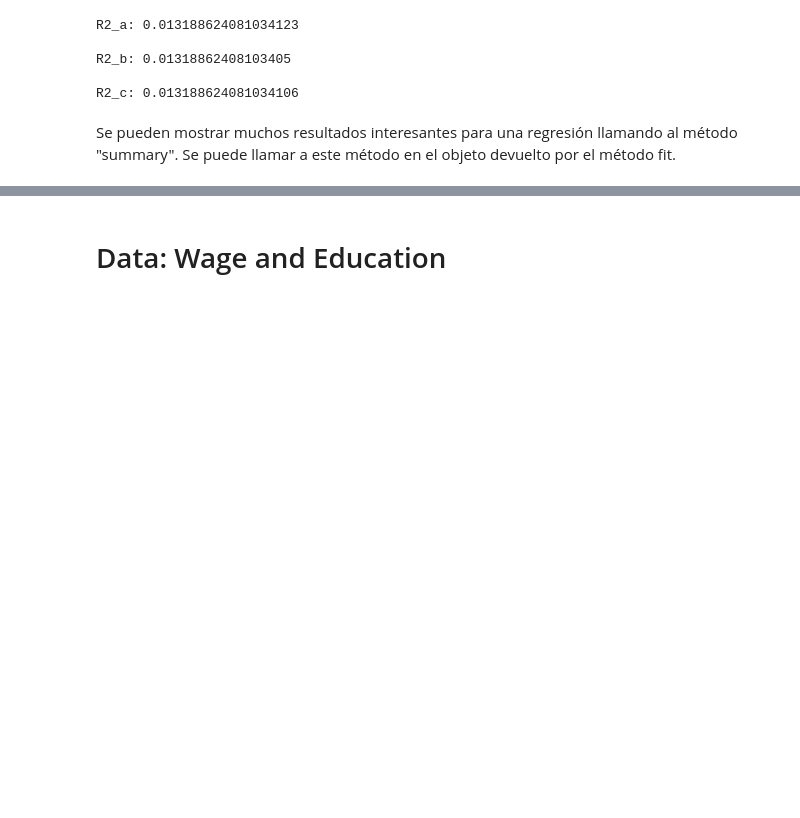
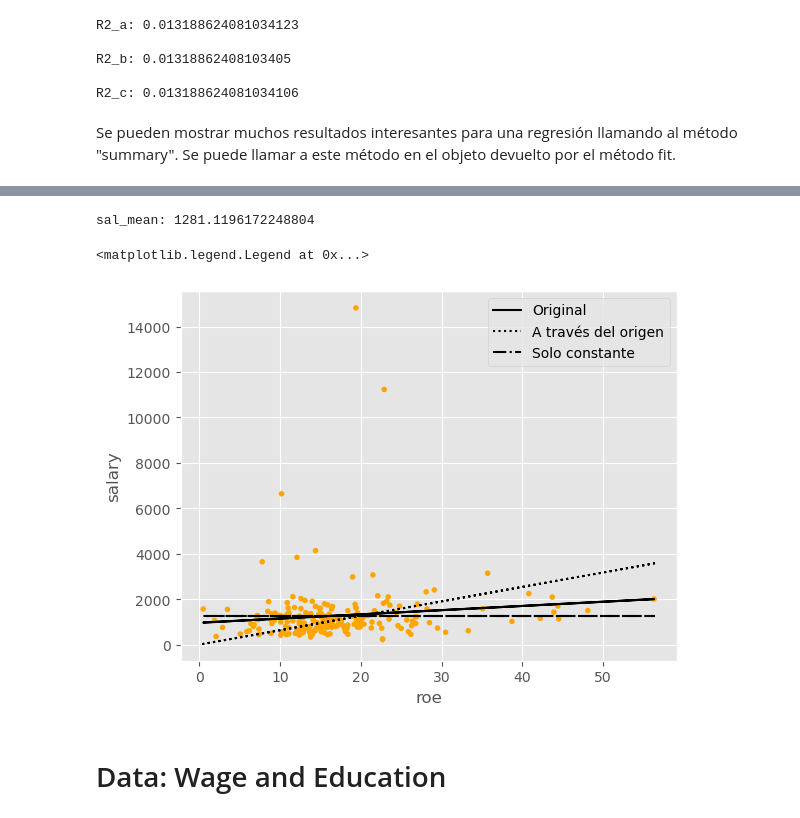
Before and after one commit to JohnCordero1/Econometr-a-con-Python, a Jupyter notebook: 2_Regresion Lineal Simple.ipynb, the cells around one changed output, grey strips where cells are left out. Cells and saved outputs as stored; diff of their text form; code cells hidden in the pictures; blank space fills up the shorter version.

```diff
--- a/2_Regresion Lineal Simple.ipynb
+++ b/2_Regresion Lineal Simple.ipynb
@@ -244,0 +261,16 @@ roe         18.5012   11.1233  1.6633  0.0978
+# %%
+# MCO con intercepto y pendiente
+reg1 = smf.ols(formula='salary ~ roe', data=ceosal1)
+results1 = reg1.fit()
+b_1 = results1.params
+print(f'b_1: \n{b_1}\n')
+# Regresion sin intercepto
+reg2 = smf.ols(formula='salary ~ 0 + roe', data=ceosal1)
+results2 = reg2.fit()
+b_2 = results2.params
+print(f'b_2: \n{b_2}\n')
+# Regresion con constante y sin pendiente
+reg3 = smf.ols(formula='salary ~ 1', data=ceosal1)
+results3 = reg3.fit()
+b_3 = results3.params
+print(f'b_3: \n{b_3}\n')
@@ -245,3 +290,25 @@ roe         18.5012   11.1233  1.6633  0.0978
+# %%
+# Graficamos las diferencias
+# promedio y:
+sal_mean = np.mean(ceosal1['salary'])
+print(f'sal_mean: {sal_mean}\n')
+
+# scatter plot and fitted values:
+plt.scatter('roe', 'salary', data=ceosal1, color='orange', marker='.',
+linestyle='', label='')
+plt.plot(ceosal1['roe'], results1.fittedvalues, color='black',
+linestyle='-', label='Original')
+plt.plot(ceosal1['roe'], results2.fittedvalues, color='black',
+linestyle=':', label='A través del origen')
+plt.plot(ceosal1['roe'], results3.fittedvalues, color='black',
+linestyle='-.', label='Solo constante')
+plt.ylabel('salary')
+plt.xlabel('roe')
+plt.legend()
+# %% [output]
+sal_mean: 1281.1196172248804
+<matplotlib.legend.Legend at 0x...>
+[figure, added]
 # %% [markdown]
 # Data: Wage and Education
 # %% [markdown]
```
Also changed, not shown: parts of 25 cells of this notebook.
